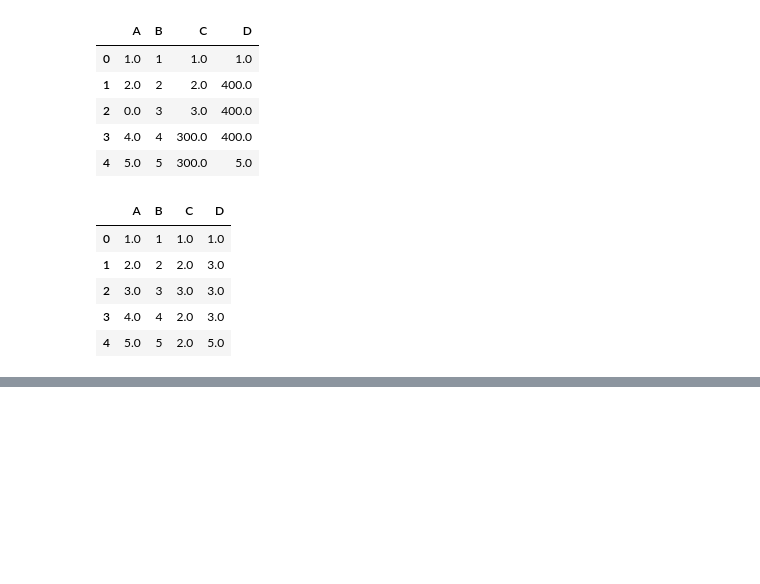
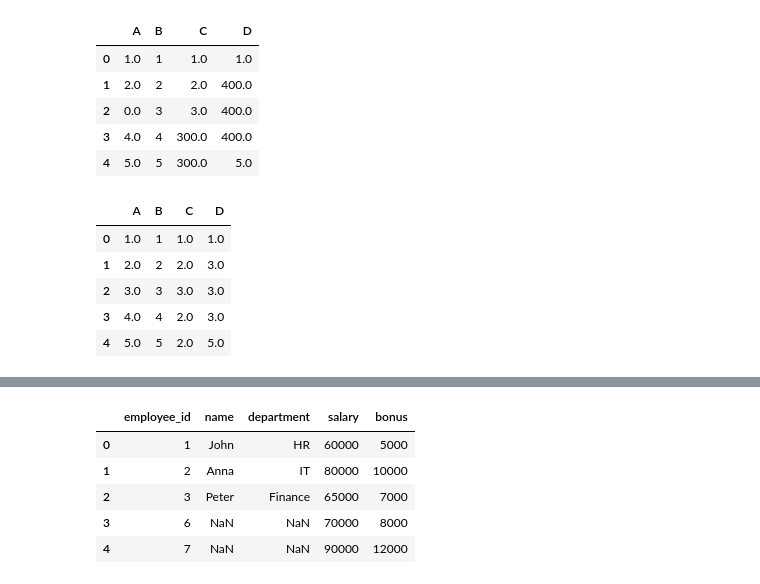
Before and after one commit to manthansinghshekhawat/learn-machine-learning, a Jupyter notebook: pandass.ipynb, the cells around one changed output, grey strips where cells are left out. Drawn from its saved outputs; the diff is of its cells as text; code cells hidden in the pictures; blank space fills up the shorter version.

```diff
--- a/pandass.ipynb
+++ b/pandass.ipynb
@@ -227,0 +290,9 @@ df.fillna(df.mean())
+# %%
+pd.merge(employees, salaries, on="employee_id", how="right")
+# %% [output]
+|  | employee_id | name | department | salary | bonus |
+| 0 | 1 | John | HR | 60000 | 5000 |
+| 1 | 2 | Anna | IT | 80000 | 10000 |
+| 2 | 3 | Peter | Finance | 65000 | 7000 |
+| 3 | 6 | NaN | NaN | 70000 | 8000 |
+| 4 | 7 | NaN | NaN | 90000 | 12000 |
```
Also changed, not shown: parts of 12 cells of this notebook.
